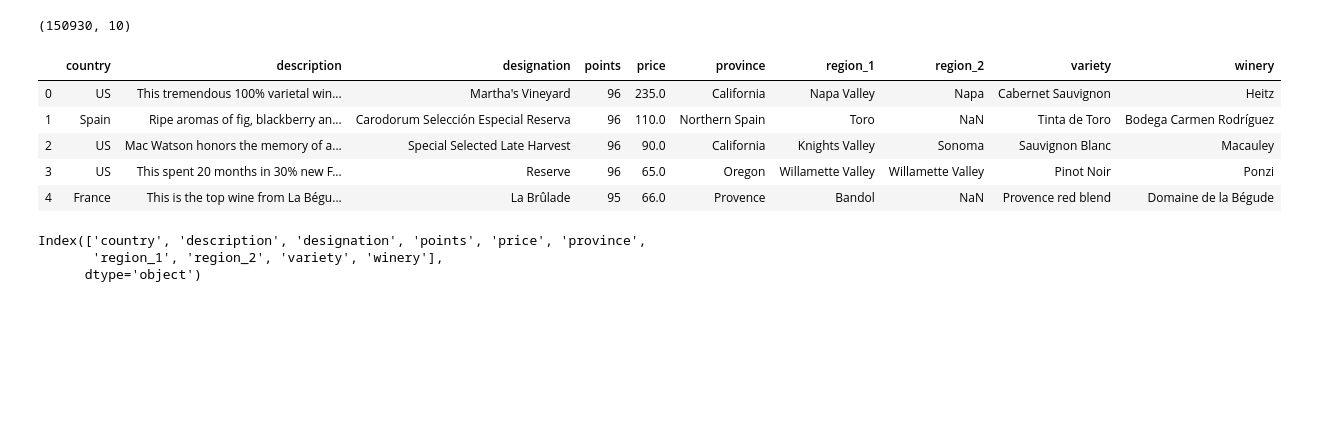
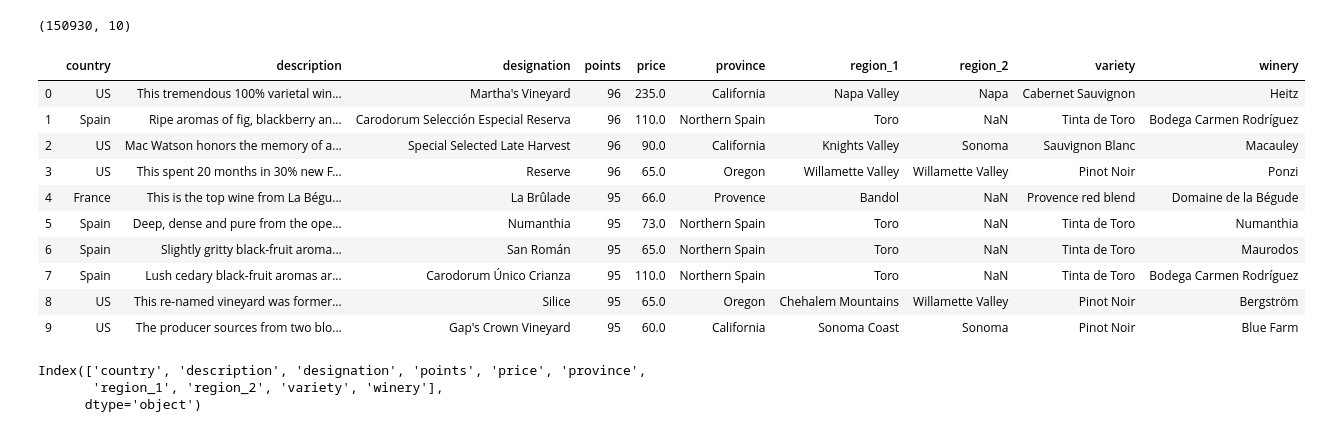
Before and after one commit to carlmuva/MINERIA-DE-DATOS, a Jupyter notebook: Practica2/Practica2.ipynb, the cells around one changed output. Cells and saved outputs as stored; diff of their text form; code cells hidden in the pictures; blank space fills up the shorter version.

```diff
--- a/Practica2/Practica2.ipynb
+++ b/Practica2/Practica2.ipynb
@@ -17,14 +17,19 @@ bdvinos.shape
 # %% [output]
 (150930, 10)
 # %%
-bdvinos.head(5)
+bdvinos.head(10)
 # %% [output]
 |  | country | description | designation | points | price | province | region_1 | region_2 | variety | winery |
 | 0 | US | This tremendous 100% varietal win... | Martha's Vineyard | 96 | 235.0 | California | Napa Valley | Napa | Cabernet Sauvignon | Heitz |
 | 1 | Spain | Ripe aromas of fig, blackberry an... | Carodorum Selección Especial Reserva | 96 | 110.0 | Northern Spain | Toro | NaN | Tinta de Toro | Bodega Carmen Rodríguez |
 | 2 | US | Mac Watson honors the memory of a... | Special Selected Late Harvest | 96 | 90.0 | California | Knights Valley | Sonoma | Sauvignon Blanc | Macauley |
 | 3 | US | This spent 20 months in 30% new F... | Reserve | 96 | 65.0 | Oregon | Willamette Valley | Willamette Valley | Pinot Noir | Ponzi |
 | 4 | France | This is the top wine from La Bégu... | La Brûlade | 95 | 66.0 | Provence | Bandol | NaN | Provence red blend | Domaine de la Bégude |
+| 5 | Spain | Deep, dense and pure from the ope... | Numanthia | 95 | 73.0 | Northern Spain | Toro | NaN | Tinta de Toro | Numanthia |
+| 6 | Spain | Slightly gritty black-fruit aroma... | San Román | 95 | 65.0 | Northern Spain | Toro | NaN | Tinta de Toro | Maurodos |
+| 7 | Spain | Lush cedary black-fruit aromas ar... | Carodorum Único Crianza | 95 | 110.0 | Northern Spain | Toro | NaN | Tinta de Toro | Bodega Carmen Rodríguez |
+| 8 | US | This re-named vineyard was former... | Silice | 95 | 65.0 | Oregon | Chehalem Mountains | Willamette Valley | Pinot Noir | Bergström |
+| 9 | US | The producer sources from two blo... | Gap's Crown Vineyard | 95 | 60.0 | California | Sonoma Coast | Sonoma | Pinot Noir | Blue Farm |
 # %%
 bdvinos.columns
 # %% [output]
```
Also changed, not shown: parts of 7 cells of this notebook.
